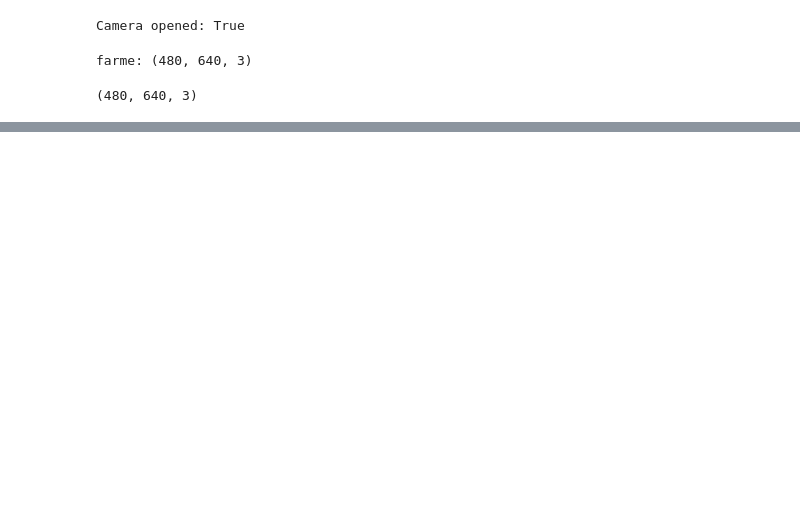
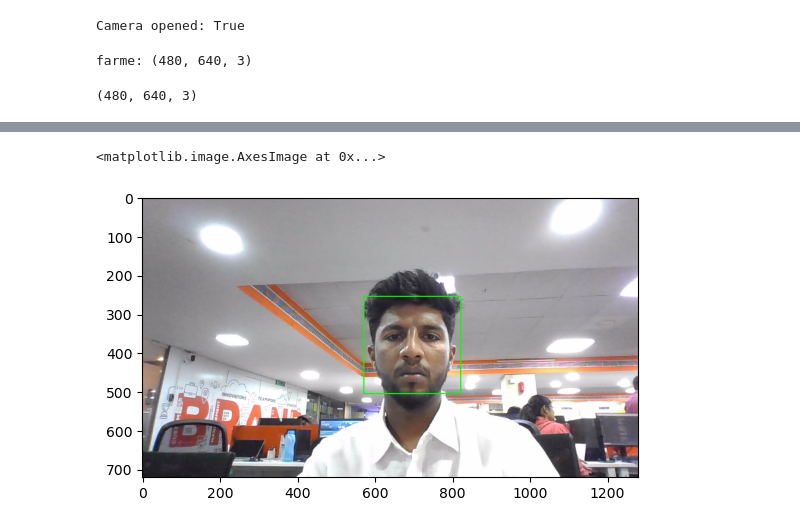
Before and after one commit to mohammed-fariz/project1, a Jupyter notebook: Deep Learning/computer vision/face detection using camera.ipynb, the cells around one changed output, grey strips where cells are left out. Cells and saved outputs as stored; diff of their text form; code cells hidden in the pictures; blank space fills up the shorter version.

```diff
--- a/Deep Learning/computer vision/face detection using camera.ipynb
+++ b/Deep Learning/computer vision/face detection using camera.ipynb
@@ -85,0 +166,21 @@ cv2.destroyAllWindows()
+# %%
+import cv2
+img = cv2.imread('img.jpg')
+
+
+faces = face_cascade.detectMultiScale(
+    img,
+    scaleFactor=1.1,
+    minNeighbors=5,
+    minSize=(30, 30)
+)
+for (x, y, w, h) in faces:
+        cv2.rectangle(img, (x, y), (x+w, y+h), (0, 255, 0), 2)  # green rectangle
+
+    # Display the result
+import matplotlib.pyplot as plt
+frame_rgb = cv2.cvtColor(img, cv2.COLOR_BGR2RGB)
+plt.imshow(frame_rgb)
+# %% [output]
+<matplotlib.image.AxesImage at 0x...>
+[figure, added]
```
Also changed, not shown: parts of 14 cells of this notebook, 2 other files.
